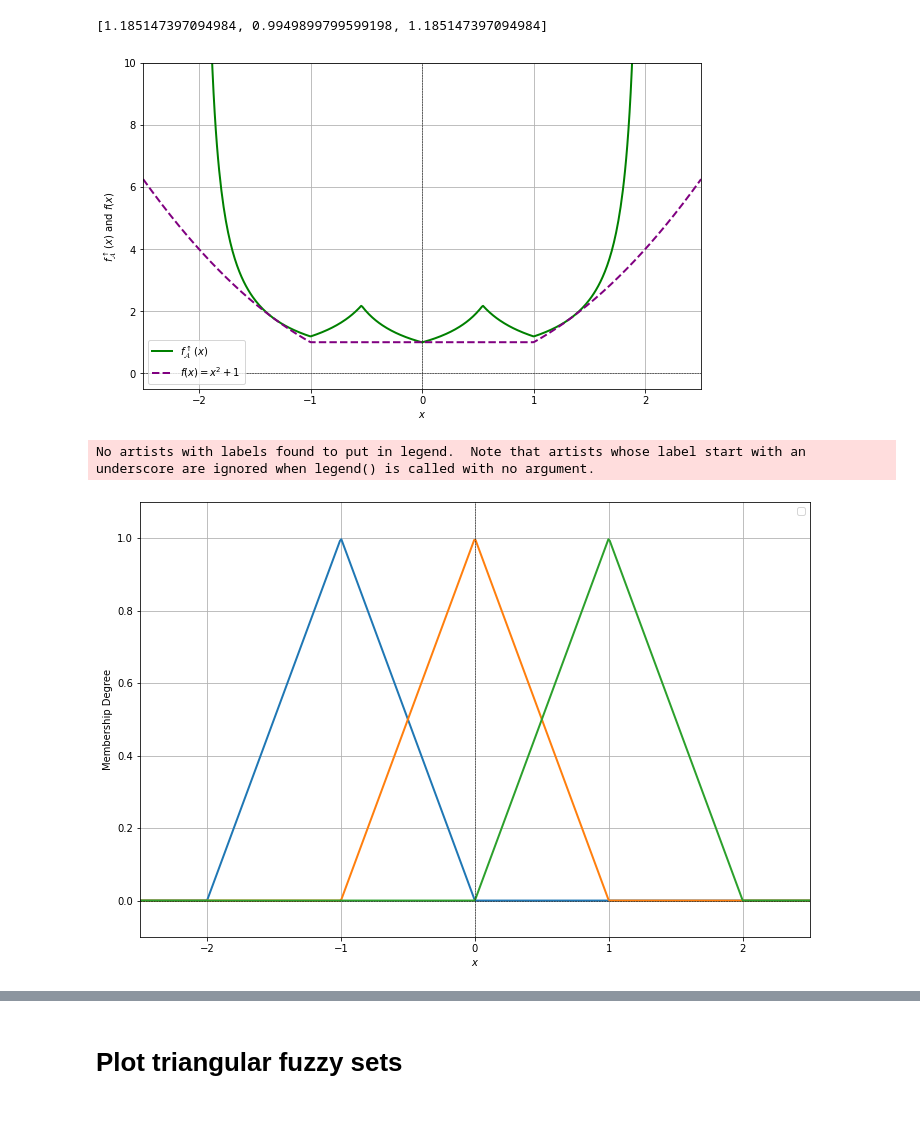
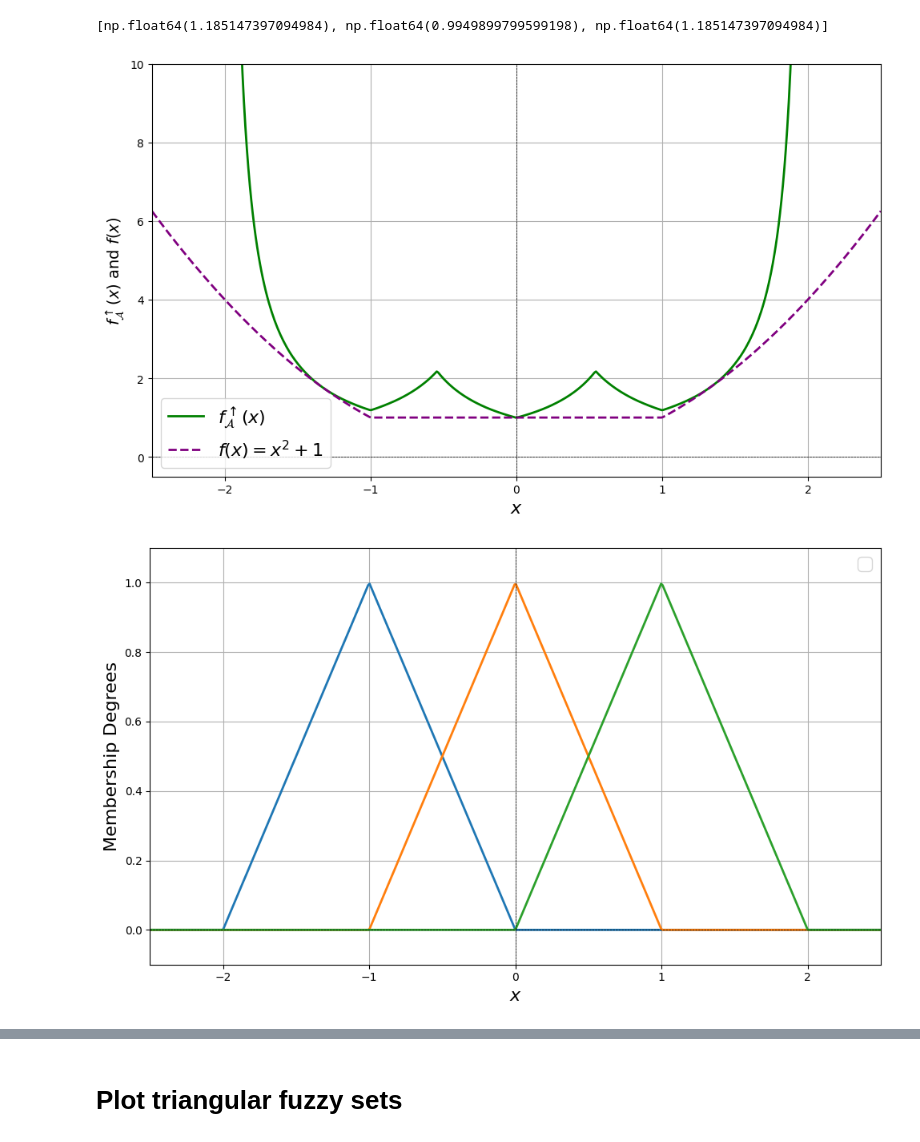
Before and after one commit to martinadankova/Lower_Upper_functions, a Jupyter notebook: LowerUpperFunctionsExamples.ipynb, the cells around one changed output, grey strips where cells are left out. Cells and saved outputs as stored; diff of their text form; code cells hidden in the pictures; blank space fills up the shorter version.

Commit message:
Modifying graphs

```diff
--- a/LowerUpperFunctionsExamples.ipynb
+++ b/LowerUpperFunctionsExamples.ipynb
@@ -12,8 +12,8 @@ reload(luf)
 def f(x, noise_level=0.1):
 #    noise = np.random.normal(0, noise_level, size=x.shape)  # Add Gaussian noise
 #    return x ** 2 + 1+noise
-#    return np.maximum(x ** 2-1,0)+1
-    return np.maximum(x ** 2-1,0)
+    return np.maximum(x ** 2-1,0)+1
+#    return np.maximum(x ** 2-1,0)
 
 # Number of triangular fuzzy sets
 a=-2
@@ -28,42 +28,41 @@ k = 1 # The distance between parameters
 # Precompute the parameters for triangular fuzzy sets
 params = [( a+ (i - 1) * k, a + i * k, a + (i + 1) * k) for i in range(1, n + 1)]
 
 # Define the domain of x for plotting
 x_values = np.linspace(-2.5, 2.5, 500)
 f_values = f(x_values)
 
 # Compute components F_A_up
 F_A_up = luf.F_A_upT(params, x_values, f_values)
 
 # Compute upper function f_{\mathcal{A}}^\uparrow
 f_A_up_values = np.array([luf.f_A_upT(x,F_A_up,params) for x in x_values])
 print(F_A_up)
 # Plotting the result
 plt.figure(figsize=(10, 6))
 plt.plot(x_values, f_A_up_values, label='$f_{\\mathcal{A}}^{\\uparrow}(x)$', color='green', linewidth=2)
 plt.plot(x_values, f_values, label='$f(x) = x^2+1$', color='purple', linewidth=2,ls='--')
 #plt.title('Generalized Inverse Upward Transformation with Multiple Fuzzy Sets')
-plt.xlabel('$x$', fontsize=14)
-plt.ylabel('$f_{\\mathcal{A}}^{\\uparrow}(x)$ and $f(x)$', fontsize=14)
+plt.xlabel('$x$', fontsize=16)
+plt.ylabel('$f_{\\mathcal{A}}^{\\uparrow}(x)$ and $f(x)$', fontsize=16)
 plt.axhline(0, color='black', linewidth=0.5, ls='--')
 plt.axvline(0, color='black', linewidth=0.5, ls='--')
-plt.legend(fontsize=12)
+plt.legend(fontsize=16)
 plt.grid(True)
-plt.tight_layout()
 plt.xlim(-2.5, 2.5)
 plt.ylim(-0.5, 10)
+plt.tight_layout()
 
-plt.savefig("UpperTrian.pdf",format='pdf')
+plt.savefig("UFZero2.pdf",format='pdf')
 
 plt.show()
 
 # Plotting all fuzzy sets
 luf.plot_triangular_fuzzy_sets(params)
 # %% [output]
-[1.185147397094984, 0.9949899799599198, 1.185147397094984]
+[np.float64(1.185147397094984), np.float64(0.9949899799599198), np.float64(1.185147397094984)]
-[figure, old version]
+[figure, new version]
-No artists with labels found to put in legend.  Note that artists whose label start with an underscore are ignored when legend() is called with no argument.
-[figure, old version]
+[figure, new version]
 # %%
 from importlib import reload
 import LowerUpperFunctions as luf
```
Also changed, not shown: parts of 14 cells of this notebook, 24 other files.
